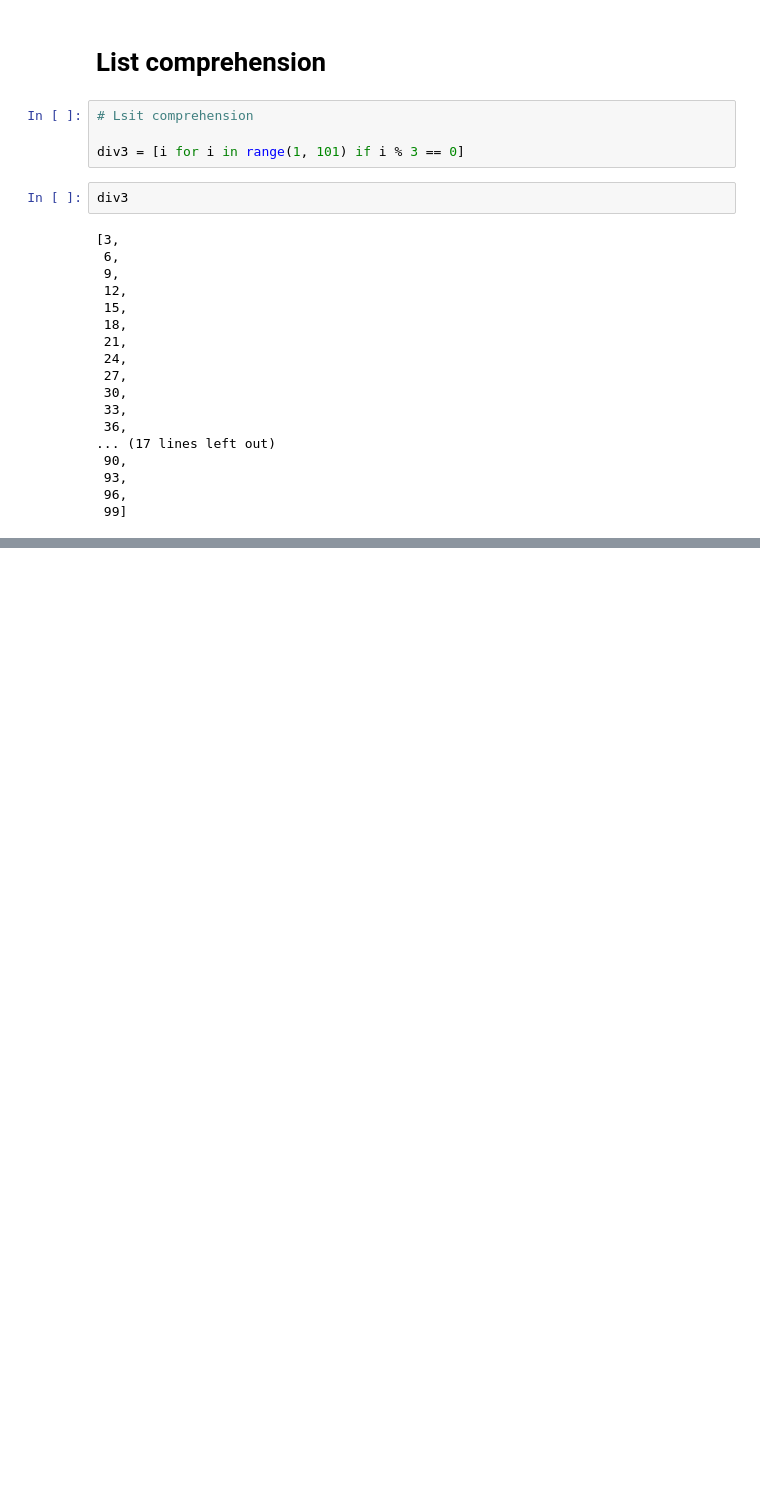
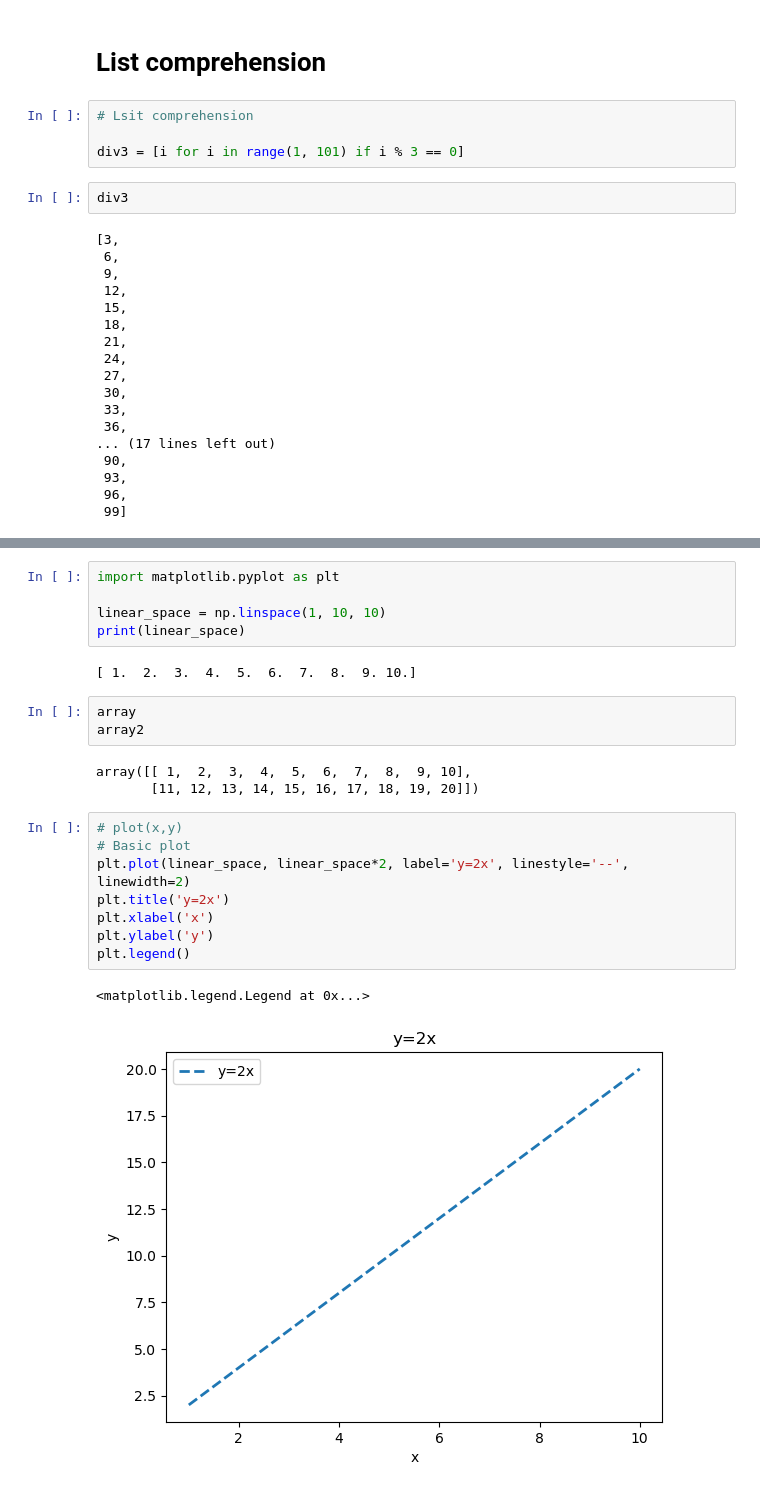
Before and after one commit to vishnukadiyala/LearnPython, a Jupyter notebook: PythonCourse.ipynb, the cells around one changed output, grey strips where cells are left out. Drawn from its saved outputs; the diff is of its cells as text; blank space fills up the shorter version.

```diff
--- a/PythonCourse.ipynb
+++ b/PythonCourse.ipynb
@@ -570,0 +635,24 @@ div3
+# %%
+import matplotlib.pyplot as plt
+
+linear_space = np.linspace(1, 10, 10)
+print(linear_space)
+# %% [output]
+[ 1.  2.  3.  4.  5.  6.  7.  8.  9. 10.]
+# %%
+array
+array2
+# %% [output]
+array([[ 1,  2,  3,  4,  5,  6,  7,  8,  9, 10],
+       [11, 12, 13, 14, 15, 16, 17, 18, 19, 20]])
+# %%
+# plot(x,y)
+# Basic plot
+plt.plot(linear_space, linear_space*2, label='y=2x', linestyle='--', linewidth=2)
+plt.title('y=2x')
+plt.xlabel('x')
+plt.ylabel('y')
+plt.legend()
+# %% [output]
+<matplotlib.legend.Legend at 0x...>
+[figure, added]
```
Also changed, not shown: parts of 27 cells of this notebook.
